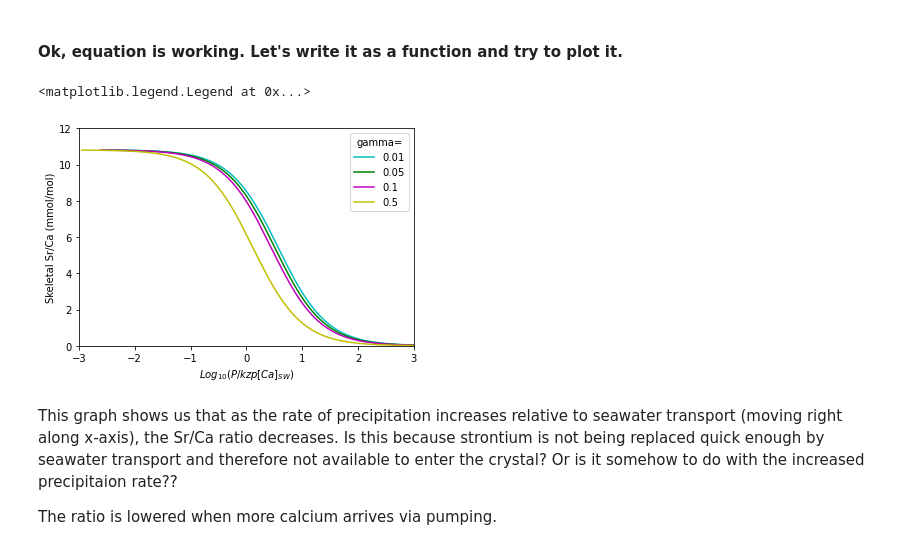
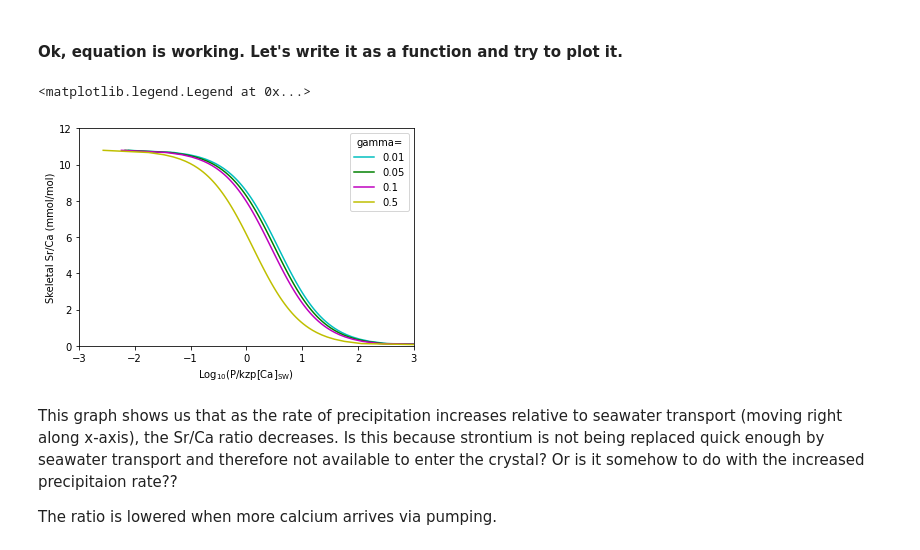
Before and after one commit to MadisonEast/Calcification-Models, a Jupyter notebook: Gagnon2012_steady_state_model/Gagnon2012_SteadyStateModel.ipynb, the cells around one changed output. Cells and saved outputs as stored; diff of their text form; code cells hidden in the pictures.

```diff
--- a/Gagnon2012_steady_state_model/Gagnon2012_SteadyStateModel.ipynb
+++ b/Gagnon2012_steady_state_model/Gagnon2012_SteadyStateModel.ipynb
@@ -60,30 +60,29 @@ def FluxParSrCaEqu(Dsr, gamma, SrCa_0, SrCa_coral):
 
 Dsr = 1.257 # strontium partition coefficient
 
-SrCa_sw = 8.6 # mmol/mol
+SrCa_sw = 8.6e-3 # mol/mol
 SrCa_0 = Dsr * SrCa_sw
 
 #gamma01 = 0.01
 
-SrCa_coral = np.arange(0.001,12,0.01)
+SrCa_coral = np.linspace(1e-6, 12e-3, 100)
 # %%
 
-y = SrCa_coral
+y = SrCa_coral * 1e3
 
 plt.plot(np.log10(FluxParSrCaEqu(Dsr, 0.01, SrCa_0, SrCa_coral)), y, alpha=1, color='c', label='0.01')
 plt.plot(np.log10(FluxParSrCaEqu(Dsr, 0.05, SrCa_0, SrCa_coral)), y, alpha=1, color='g', label='0.05')
 plt.plot(np.log10(FluxParSrCaEqu(Dsr, 0.1, SrCa_0, SrCa_coral)), y, alpha=1, color='m', label='0.1')
 plt.plot(np.log10(FluxParSrCaEqu(Dsr, 0.5, SrCa_0, SrCa_coral)), y, alpha=1, color='y', label='0.5')
 
-#plt.xscale('log')
 plt.xlim(-3,3)
 plt.ylim(0,12)
 plt.xlabel('$Log_{10}(P/kzp[Ca]_{SW}$)')
 plt.ylabel('Skeletal Sr/Ca (mmol/mol)')
 plt.legend(title="gamma=")
 # %% [output]
 <matplotlib.legend.Legend at 0x...>
-[figure, old version]
+[figure, new version]
 # %% [markdown]
 This graph shows us that as the rate of precipitation increases relative to seawater transport (moving right along x-axis), the Sr/Ca ratio decreases. Is this because strontium is not being replaced quick enough by seawater transport and therefore not available to enter the crystal? Or is it somehow to do with the increased precipitaion rate??
 
```
Also changed, not shown: parts of 7 cells of this notebook, 2 other files.
